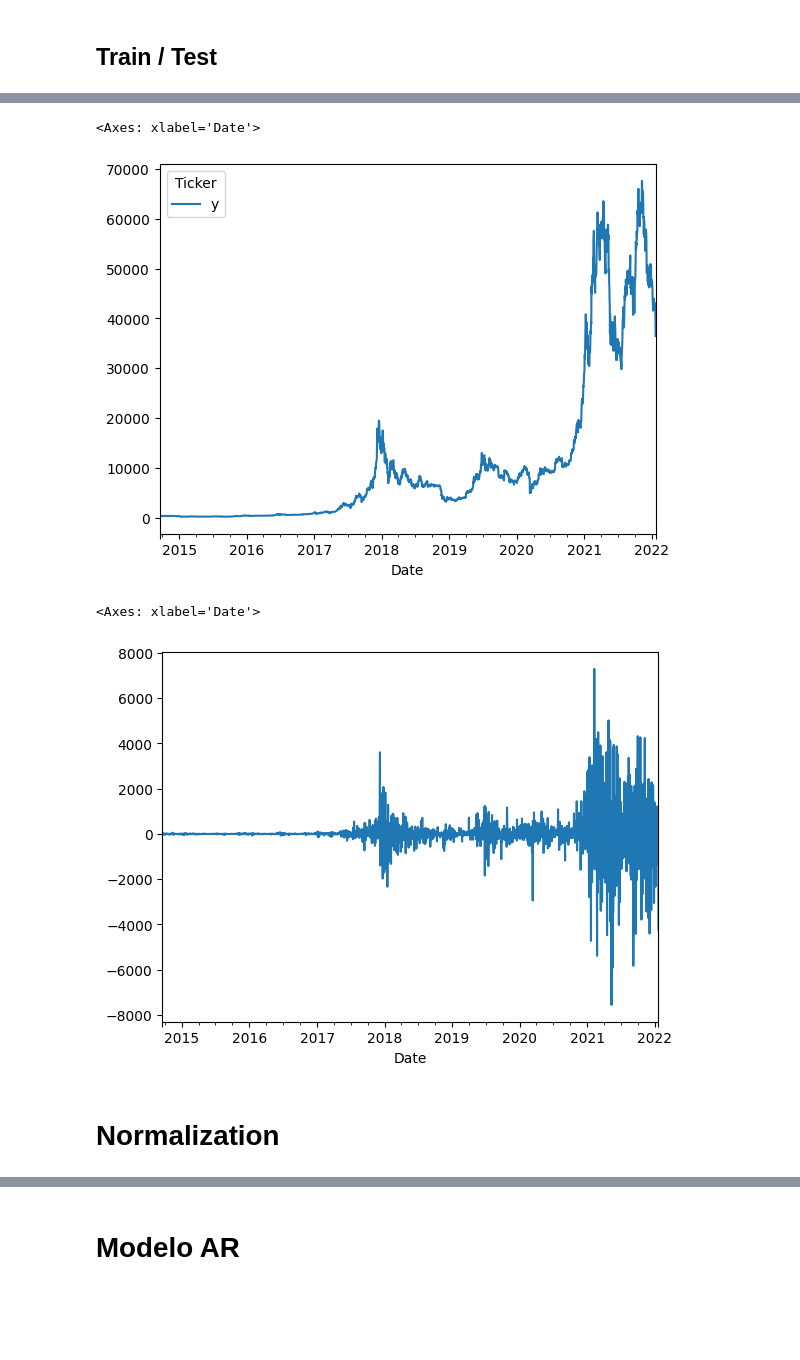
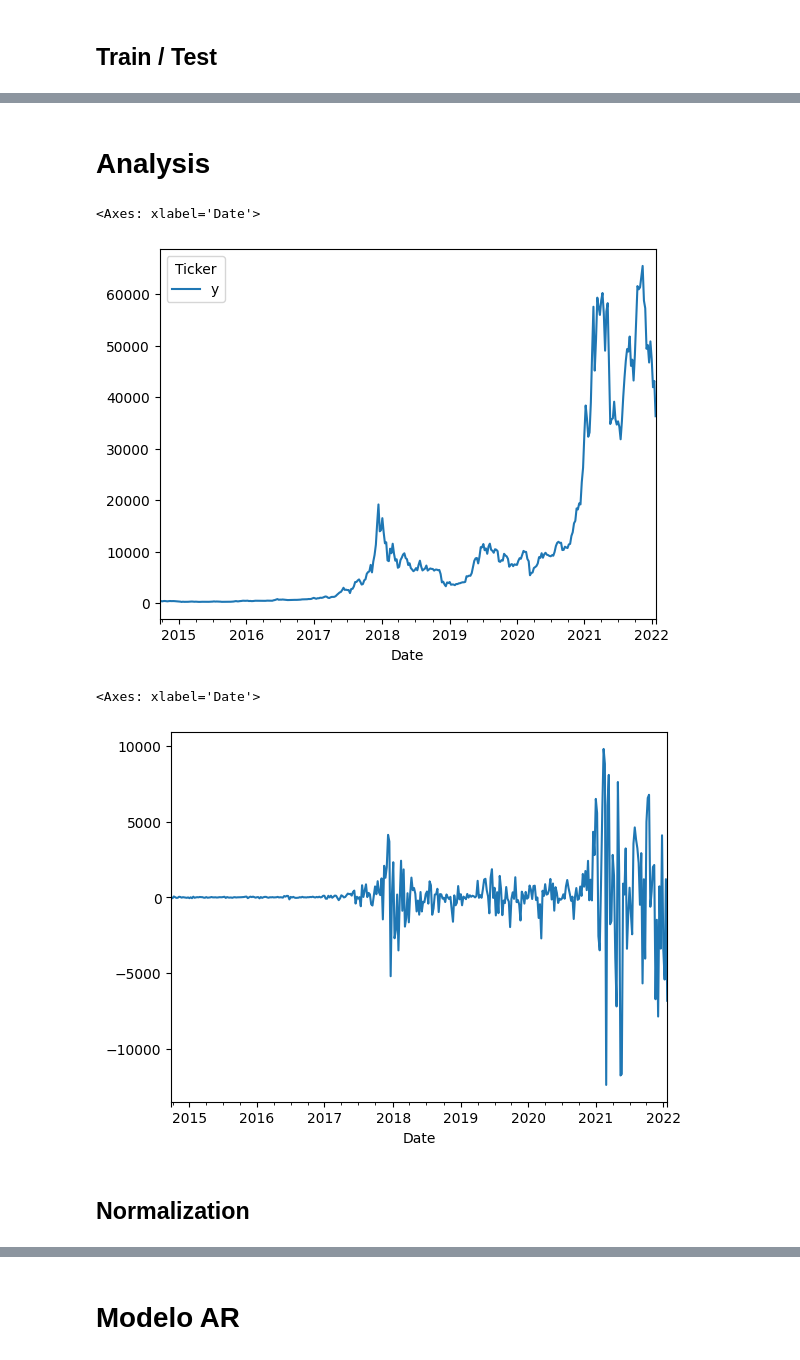
Before and after one commit to MariaGabrielaAlvesZuppardo/SeriesTemporaisCin, a Jupyter notebook: Lista_de_Exercicio_ARIMA.ipynb, the cells around one changed output, grey strips where cells are left out. Saved outputs shown, nothing was run; the diff lists cells and outputs as text; code cells hidden in the pictures; blank space fills up the shorter version.

```diff
--- a/Lista_de_Exercicio_ARIMA.ipynb
+++ b/Lista_de_Exercicio_ARIMA.ipynb
@@ -66,6 +65,7 @@ end_date = datetime (2025, 3, 18)
 ticker = 'BTC-USD'
 df =yf.download(ticker, start=start_date, end=end_date)['Close']
 df = df.rename(columns={ticker:'y'})
+df = df.resample('W').last()
 # %% [output]
 YF.download() has changed argument auto_adjust default to True
 [*********************100%***********************]  1 of 1 completed
@@ -121,15 +122,18 @@ train
+# %% [markdown]
+# Analysis
 # %%
 train.plot()
 # %% [output]
 <Axes: xlabel='Date'>
-[figure, old version]
+[figure, new version]
 # %%
-train['y'].diff(1).dropna().plot()
+diff1 = train['y'].diff(1).dropna()
+diff1.plot()
 # %% [output]
 <Axes: xlabel='Date'>
-[figure, old version]
+[figure, new version]
 # %% [markdown]
-# Normalization
+## Normalization
 # %%
 train_log = train.copy()
 train_log['y']=np.log(train_log['y'])
```
Also changed, not shown: parts of 51 cells of this notebook.
